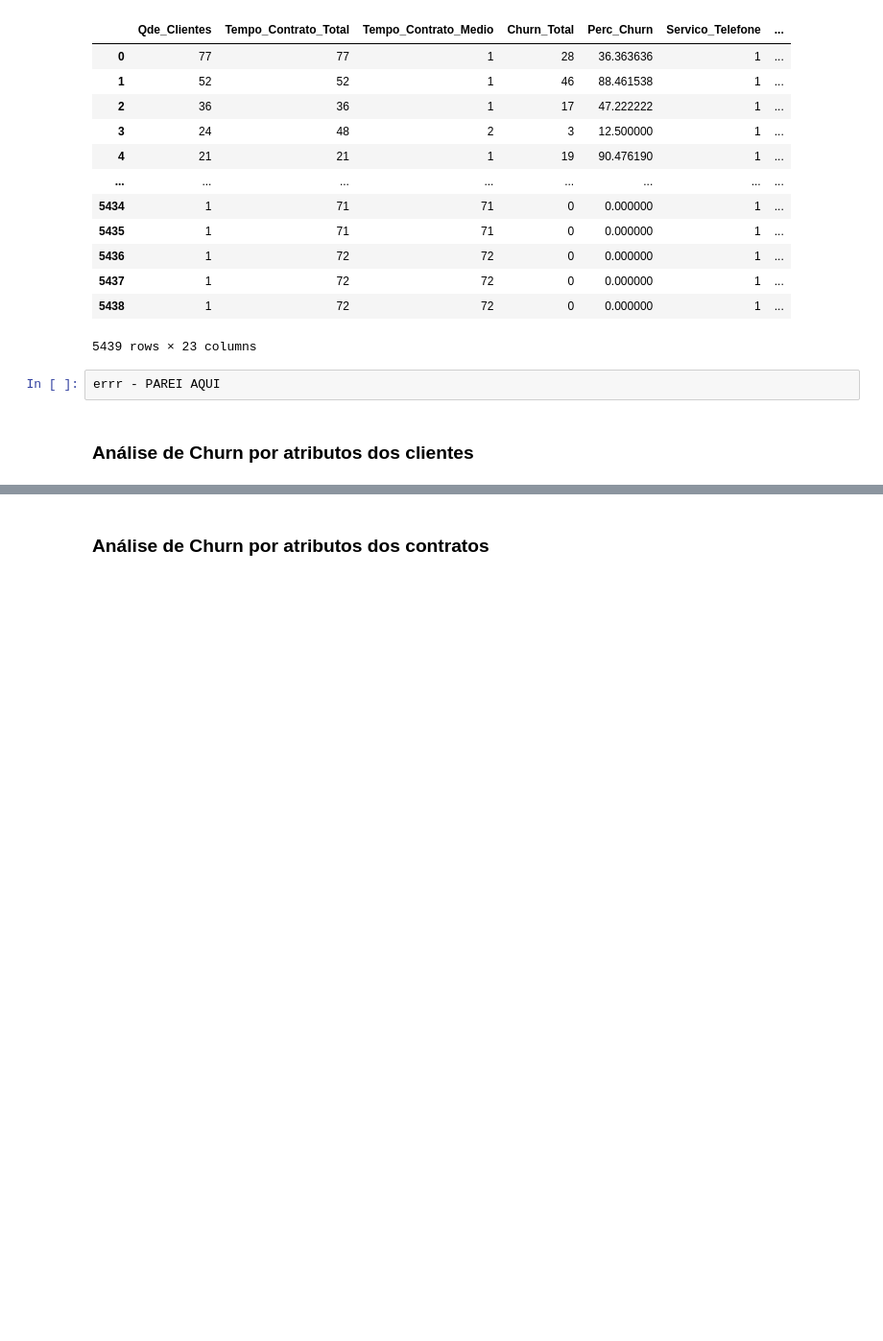
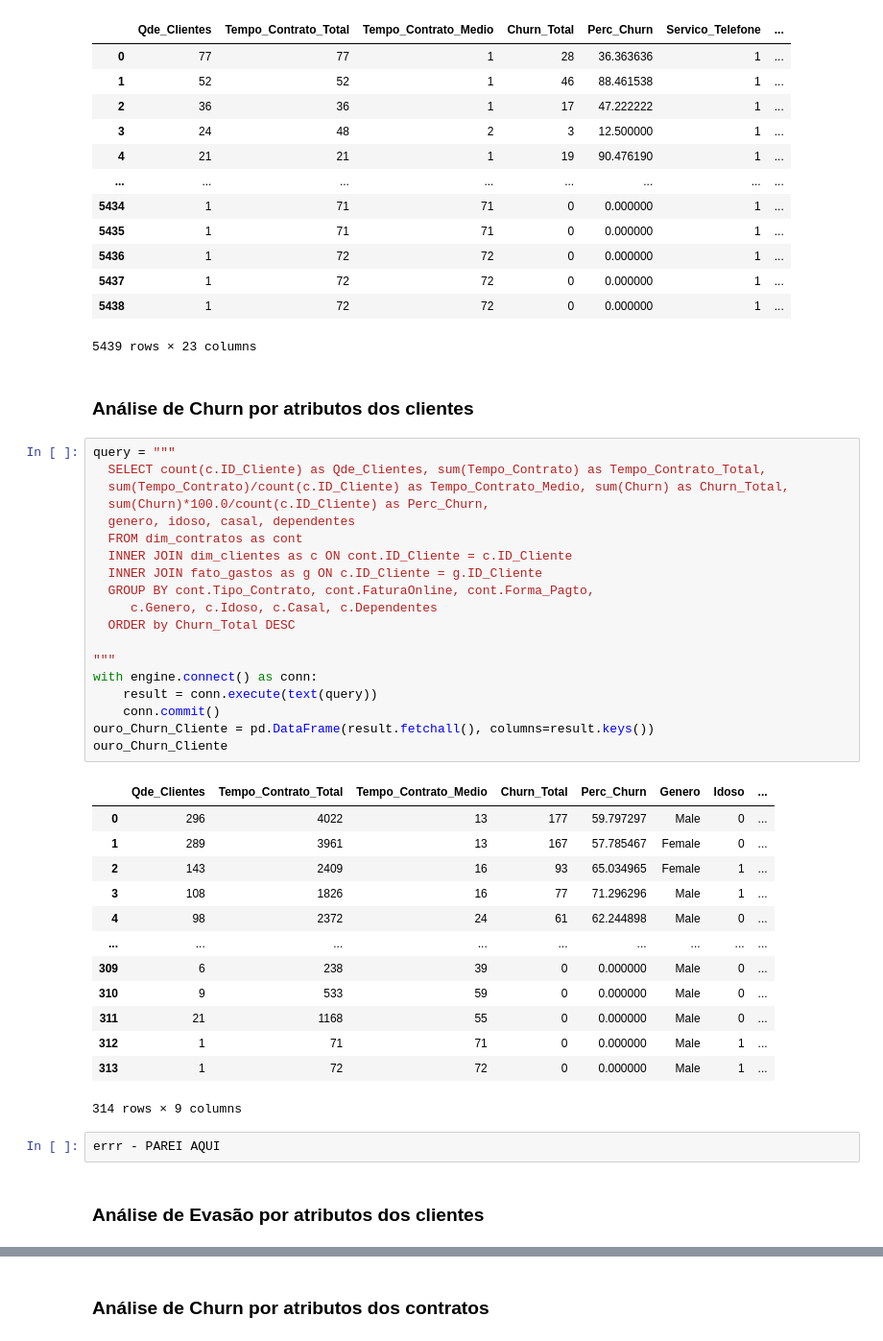
Before and after one commit to mauricioaalmeida/ONE-TelecomX, a Jupyter notebook: TelecomX_BR.ipynb, the cells around one changed output, grey strips where cells are left out. Shown at 96% size. Saved outputs shown, nothing was run; the diff lists cells and outputs as text; blank space fills up the shorter version.

```diff
--- a/TelecomX_BR.ipynb
+++ b/TelecomX_BR.ipynb
@@ -723,9 +723,44 @@ ouro_Gasto_Servicos.head()
 | 5437 | 1 | 72 | 72 | 0 | 0.000000 | 1 | ... |
 | 5438 | 1 | 72 | 72 | 0 | 0.000000 | 1 | ... |
 5439 rows × 23 columns
+# %% [markdown]
+### Análise de Churn por atributos dos clientes
+# %%
+query = """
+  SELECT count(c.ID_Cliente) as Qde_Clientes, sum(Tempo_Contrato) as Tempo_Contrato_Total,
+  sum(Tempo_Contrato)/count(c.ID_Cliente) as Tempo_Contrato_Medio, sum(Churn) as Churn_Total,
+  sum(Churn)*100.0/count(c.ID_Cliente) as Perc_Churn,
+  genero, idoso, casal, dependentes
+  FROM dim_contratos as cont
+  INNER JOIN dim_clientes as c ON cont.ID_Cliente = c.ID_Cliente
+  INNER JOIN fato_gastos as g ON c.ID_Cliente = g.ID_Cliente
+  GROUP BY cont.Tipo_Contrato, cont.FaturaOnline, cont.Forma_Pagto,
+     c.Genero, c.Idoso, c.Casal, c.Dependentes
+  ORDER by Churn_Total DESC
+
+"""
+with engine.connect() as conn:
+    result = conn.execute(text(query))
+    conn.commit()
+ouro_Churn_Cliente = pd.DataFrame(result.fetchall(), columns=result.keys())
+ouro_Churn_Cliente
+# %% [output]
+|  | Qde_Clientes | Tempo_Contrato_Total | Tempo_Contrato_Medio | Churn_Total | Perc_Churn | Genero | Idoso | ... |
+| 0 | 296 | 4022 | 13 | 177 | 59.797297 | Male | 0 | ... |
+| 1 | 289 | 3961 | 13 | 167 | 57.785467 | Female | 0 | ... |
+| 2 | 143 | 2409 | 16 | 93 | 65.034965 | Female | 1 | ... |
+| 3 | 108 | 1826 | 16 | 77 | 71.296296 | Male | 1 | ... |
+| 4 | 98 | 2372 | 24 | 61 | 62.244898 | Male | 0 | ... |
+| ... | ... | ... | ... | ... | ... | ... | ... | ... |
+| 309 | 6 | 238 | 39 | 0 | 0.000000 | Male | 0 | ... |
+| 310 | 9 | 533 | 59 | 0 | 0.000000 | Male | 0 | ... |
+| 311 | 21 | 1168 | 55 | 0 | 0.000000 | Male | 0 | ... |
+| 312 | 1 | 71 | 71 | 0 | 0.000000 | Male | 1 | ... |
+| 313 | 1 | 72 | 72 | 0 | 0.000000 | Male | 1 | ... |
+314 rows × 9 columns
 # %%
 errr - PAREI AQUI
 # %% [markdown]
-### Análise de Churn por atributos dos clientes
+### Análise de Evasão por atributos dos clientes
 # %%
 query = """
```
Also changed, not shown: parts of 5 cells of this notebook.
